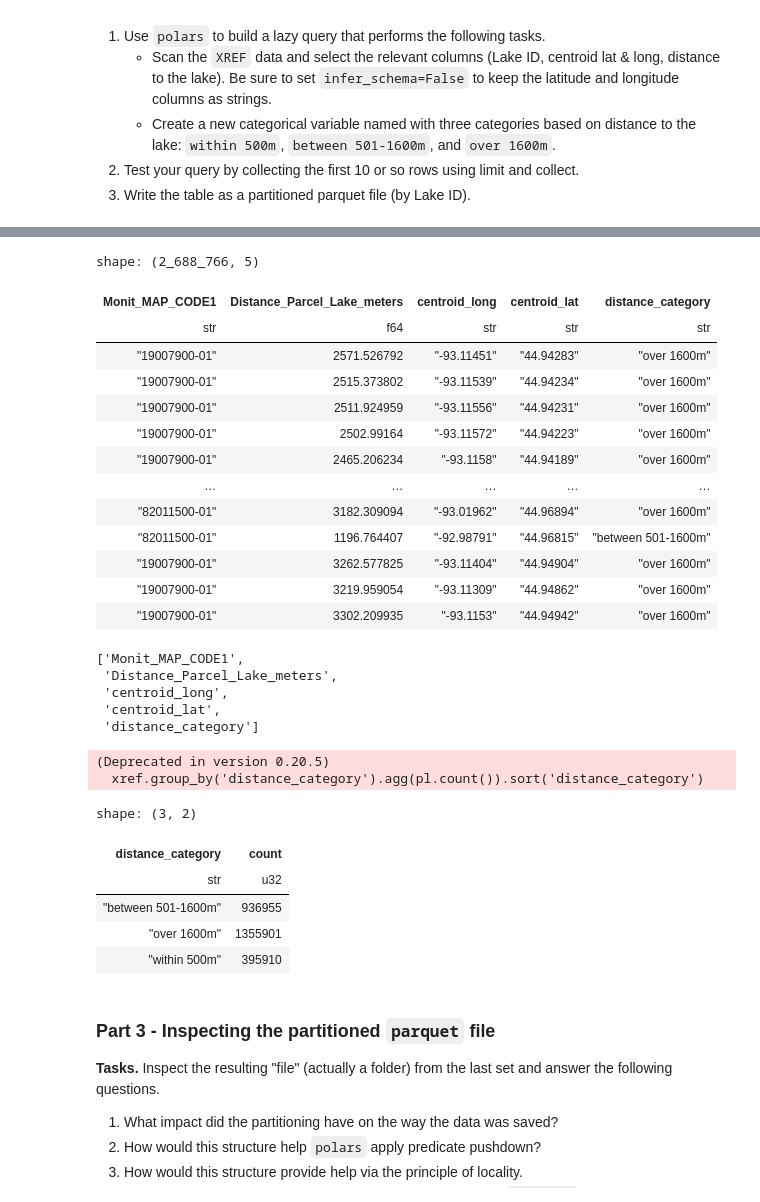
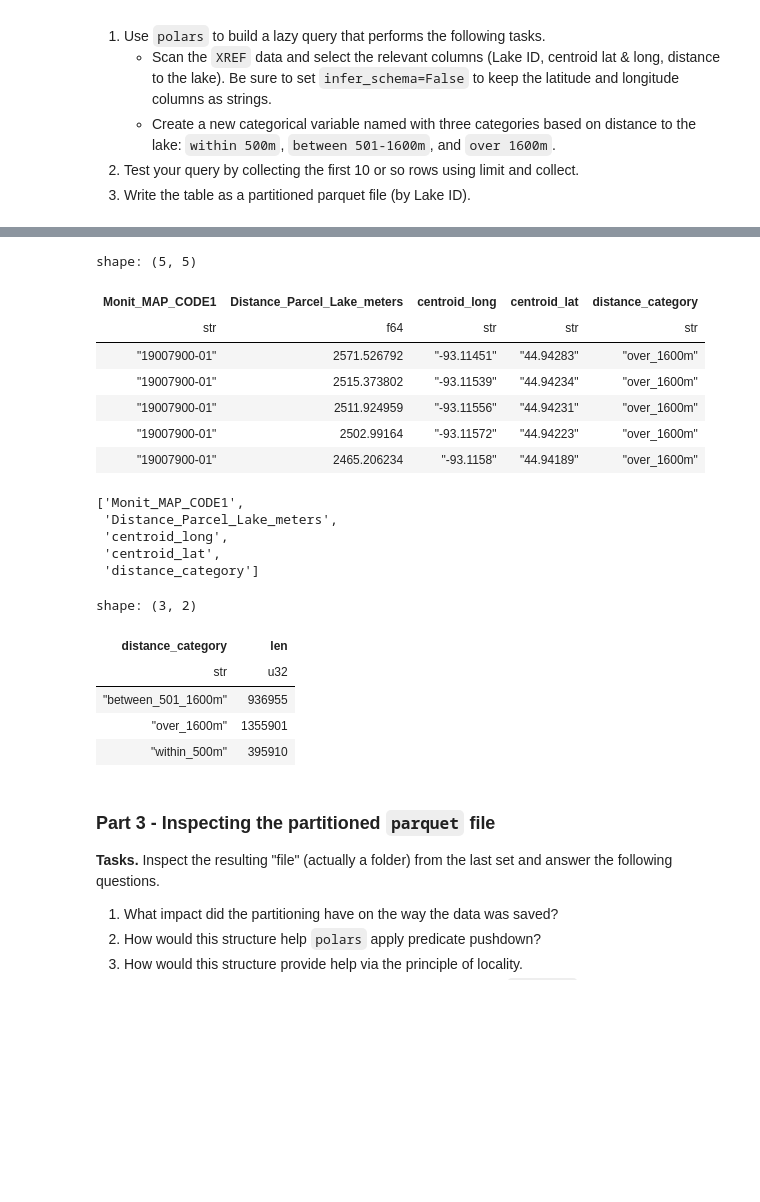
Before and after one commit to garettprestholdt/326_Final, a Jupyter notebook: Project_2_Lab_3_Creating_partitioned_parquet_files_V2.ipynb, the cells around one changed output, grey strips where cells are left out. Cells and saved outputs as stored; diff of their text form; code cells hidden in the pictures; blank space fills up the shorter version.

```diff
--- a/Project_2_Lab_3_Creating_partitioned_parquet_files_V2.ipynb
+++ b/Project_2_Lab_3_Creating_partitioned_parquet_files_V2.ipynb
@@ -66,42 +66,34 @@ glob('./data/raw_data/*')
 # %%
 (
     xref := pl.scan_csv(
         './data/raw_data/Parcel_Lake_Monitoring_Site_Xref.txt',
         separator='\t',
         infer_schema= False
     )
     .select([
         'Monit_MAP_CODE1',
         pl.col('Distance_Parcel_Lake_meters').cast(pl.Float64),
         'centroid_long',
         'centroid_lat'
     ])
     .with_columns(
         pl.when(pl.col('Distance_Parcel_Lake_meters') <= 500)
-        .then(pl.lit('within 500m'))
+        .then(pl.lit('within_500m'))
         .when(pl.col('Distance_Parcel_Lake_meters') <= 1600)
-        .then(pl.lit('between 501-1600m'))
-        .otherwise(pl.lit('over 1600m'))
+        .then(pl.lit('between_501_1600m'))
+        .otherwise(pl.lit('over_1600m'))
         .alias('distance_category')
     )
-    #.limit(10)
-    .collect()
-)
+).limit(5).collect()
 # %% [output]
-shape: (2_688_766, 5)
+shape: (5, 5)
 | Monit_MAP_CODE1 | Distance_Parcel_Lake_meters | centroid_long | centroid_lat | distance_category |
 | str | f64 | str | str | str |
-| "19007900-01" | 2571.526792 | "-93.11451" | "44.94283" | "over 1600m" |
-| "19007900-01" | 2515.373802 | "-93.11539" | "44.94234" | "over 1600m" |
-| "19007900-01" | 2511.924959 | "-93.11556" | "44.94231" | "over 1600m" |
-| "19007900-01" | 2502.99164 | "-93.11572" | "44.94223" | "over 1600m" |
-| "19007900-01" | 2465.206234 | "-93.1158" | "44.94189" | "over 1600m" |
-| … | … | … | … | … |
-| "82011500-01" | 3182.309094 | "-93.01962" | "44.96894" | "over 1600m" |
-| "82011500-01" | 1196.764407 | "-92.98791" | "44.96815" | "between 501-1600m" |
-| "19007900-01" | 3262.577825 | "-93.11404" | "44.94904" | "over 1600m" |
-| "19007900-01" | 3219.959054 | "-93.11309" | "44.94862" | "over 1600m" |
-| "19007900-01" | 3302.209935 | "-93.1153" | "44.94942" | "over 1600m" |
+| "19007900-01" | 2571.526792 | "-93.11451" | "44.94283" | "over_1600m" |
+| "19007900-01" | 2515.373802 | "-93.11539" | "44.94234" | "over_1600m" |
+| "19007900-01" | 2511.924959 | "-93.11556" | "44.94231" | "over_1600m" |
+| "19007900-01" | 2502.99164 | "-93.11572" | "44.94223" | "over_1600m" |
+| "19007900-01" | 2465.206234 | "-93.1158" | "44.94189" | "over_1600m" |
 # %%
 xref.columns
 # %% [output]
@@ -112,15 +104,13 @@ xref.columns
  'distance_category']
 # %%
 # for this to work, need to comment out .limit() in xref pipe
-xref.group_by('distance_category').agg(pl.count()).sort('distance_category')
+xref.group_by('distance_category').agg(pl.len()).sort('distance_category').collect()
 # %% [output]
-(Deprecated in version 0.20.5)
-  xref.group_by('distance_category').agg(pl.count()).sort('distance_category')
+shape: (3, 2)
-shape: (3, 2)
-| distance_category | count |
+| distance_category | len |
 | str | u32 |
-| "between 501-1600m" | 936955 |
-| "over 1600m" | 1355901 |
-| "within 500m" | 395910 |
+| "between_501_1600m" | 936955 |
+| "over_1600m" | 1355901 |
+| "within_500m" | 395910 |
 # %%
 #write to partitioned parquet files
```
Also changed, not shown: parts of 10 cells of this notebook, 4 other files.
